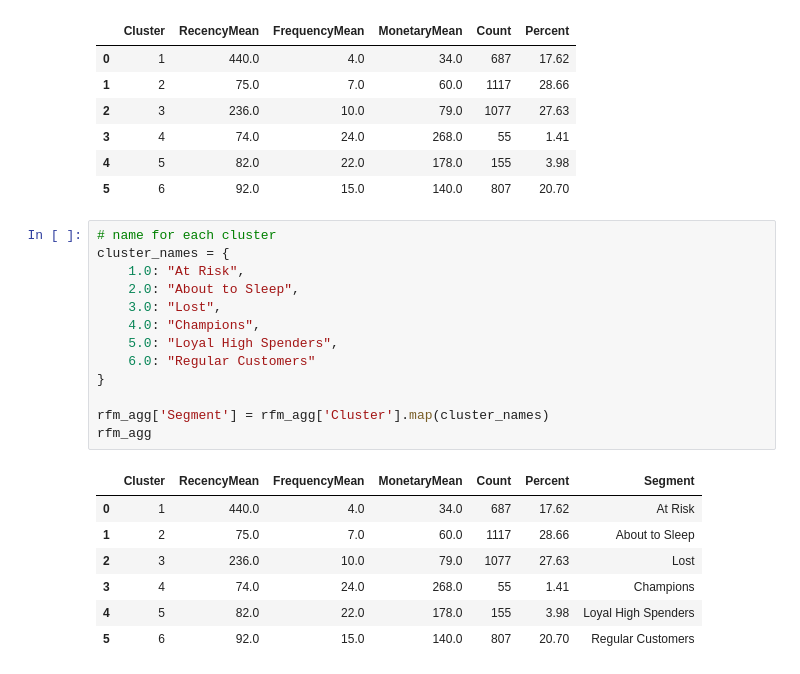
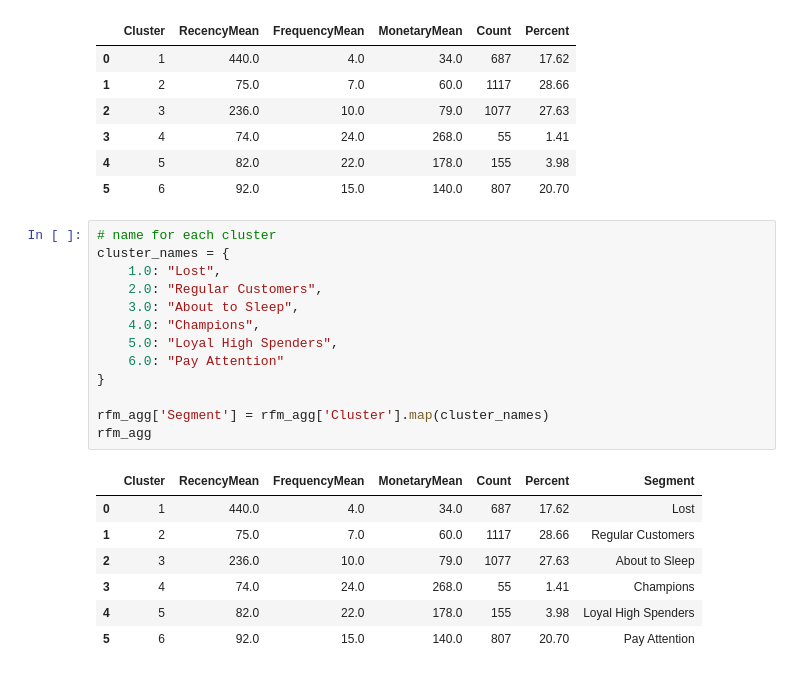
Before and after one commit to sophieanalytics/ML_graduation_projects, a Jupyter notebook: 02_customer_segmentation.ipynb, the cells around one changed output. Saved outputs shown, nothing was run; the diff lists cells and outputs as text.

```diff
--- a/02_customer_segmentation.ipynb
+++ b/02_customer_segmentation.ipynb
@@ -417,24 +418,24 @@ rfm_agg
 # %%
 # name for each cluster
 cluster_names = {
-    1.0: "At Risk",
-    2.0: "About to Sleep",
-    3.0: "Lost",
+    1.0: "Lost",
+    2.0: "Regular Customers",
+    3.0: "About to Sleep",
     4.0: "Champions",
     5.0: "Loyal High Spenders",
-    6.0: "Regular Customers"
+    6.0: "Pay Attention"
 }
 
 rfm_agg['Segment'] = rfm_agg['Cluster'].map(cluster_names)
 rfm_agg
 # %% [output]
 |  | Cluster | RecencyMean | FrequencyMean | MonetaryMean | Count | Percent | Segment |
-| 0 | 1 | 440.0 | 4.0 | 34.0 | 687 | 17.62 | At Risk |
-| 1 | 2 | 75.0 | 7.0 | 60.0 | 1117 | 28.66 | About to Sleep |
-| 2 | 3 | 236.0 | 10.0 | 79.0 | 1077 | 27.63 | Lost |
+| 0 | 1 | 440.0 | 4.0 | 34.0 | 687 | 17.62 | Lost |
+| 1 | 2 | 75.0 | 7.0 | 60.0 | 1117 | 28.66 | Regular Customers |
+| 2 | 3 | 236.0 | 10.0 | 79.0 | 1077 | 27.63 | About to Sleep |
 | 3 | 4 | 74.0 | 24.0 | 268.0 | 55 | 1.41 | Champions |
 | 4 | 5 | 82.0 | 22.0 | 178.0 | 155 | 3.98 | Loyal High Spenders |
-| 5 | 6 | 92.0 | 15.0 | 140.0 | 807 | 20.70 | Regular Customers |
+| 5 | 6 | 92.0 | 15.0 | 140.0 | 807 | 20.70 | Pay Attention |
 # %%
 #Create our plot and resize it.
 fig = plt.gcf()
```
Also changed, not shown: parts of 8 cells of this notebook, 4 other files.
